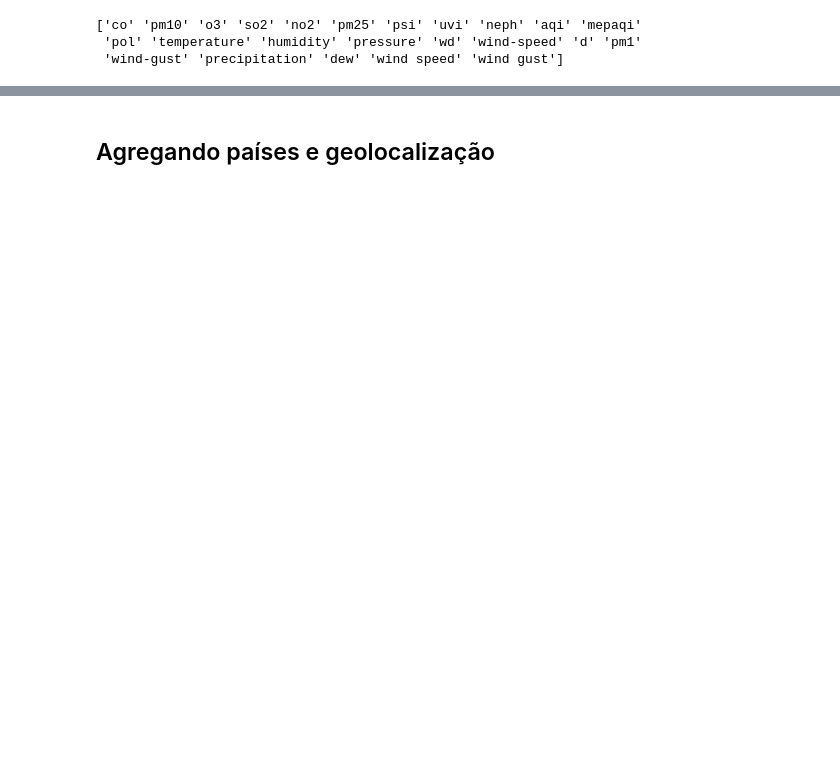
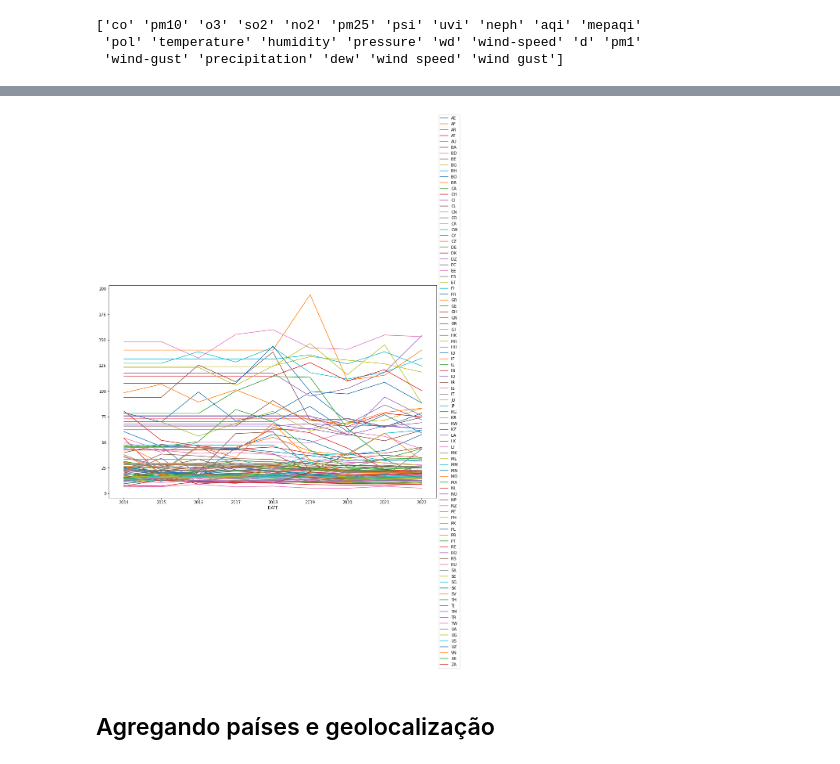
Before and after one commit to thiagorbernardo/UTFPR-Data-Science-CSB55, a Jupyter notebook: 02 - Analise exploratoria/iqar-analise-ar.ipynb, the cells around one changed output, grey strips where cells are left out. Saved outputs shown, nothing was run; the diff lists cells and outputs as text; code cells hidden in the pictures; blank space fills up the shorter version.

```diff
--- a/02 - Analise exploratoria/iqar-analise-ar.ipynb
+++ b/02 - Analise exploratoria/iqar-analise-ar.ipynb
@@ -80,0 +150,3 @@ print(species_list)
+# %%
+df_by_year = df.groupby([df.DATE.dt.year, df.COUNTRY])['MEDIAN'].mean().rename('MEAN_BY_COUNTRY').reset_index()
+df_by_year
@@ -80,0 +174,3 @@ print(species_list)
+# %%
+df_by_year_pivot = df_by_year.pivot(index='DATE', columns='COUNTRY', values='MEAN_BY_COUNTRY')
+df_by_year_pivot
@@ -81,3 +189,12 @@ print(species_list)
+# %%
+df_by_year_pivot = df_by_year_pivot.fillna(df_by_year_pivot.mean())
+# %%
+df_by_year_pivot.plot.line(figsize=(15,10))
+
+plt.legend(loc='center left', bbox_to_anchor=(1.0, 0.5))
+plt.show()
+# %% [output]
+[figure, added]
 # %% [markdown]
 ## Agregando países e geolocalização
 # %%
```
Also changed, not shown: parts of 29 cells of this notebook.
